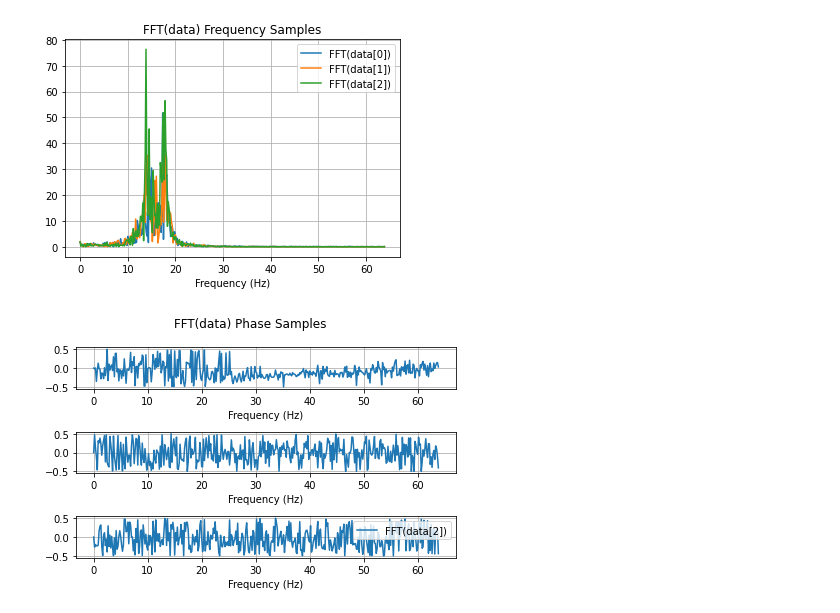
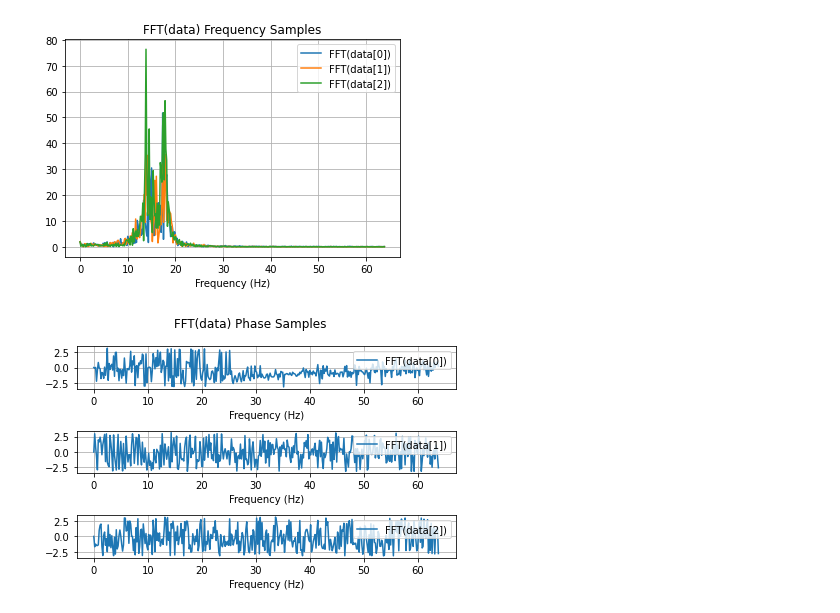
Before and after one commit to noamsgl/msc, a Jupyter notebook: notebooks/research/discrete_fourier_transform.ipynb, the cells around one changed output. Cells and saved outputs as stored; diff of their text form; code cells hidden in the pictures.

Commit message:
add FFT phase plots

```diff
--- a/notebooks/research/discrete_fourier_transform.ipynb
+++ b/notebooks/research/discrete_fourier_transform.ipynb
@@ -122,17 +122,18 @@ plt.show()
 # %%
 xf = np.tile(fftfreq(N, dt), (d,1))[:, :N//2]
 yf = fft(data)[:, :N//2]
 yf_r, yf_θ = z2polar(yf)
 
 fig, axes = plt.subplots(d)
 fig.suptitle('FFT(data) Phase Samples')
 for chan_idx in np.arange(d):
-    axes[chan_idx].plot(xf[chan_idx], yf_θ[chan_idx]/(2*np.pi), label=f'FFT(data[{chan_idx}])')
+    axes[chan_idx].plot(xf[chan_idx], yf_θ[chan_idx], label=f'FFT(data[{chan_idx}])')
     axes[chan_idx].set_xlabel('Frequency (Hz)')
     axes[chan_idx].grid()
+    axes[chan_idx].legend(loc='upper right')
     # axes[chan_idx].set_ylabel('')
 fig.tight_layout()
 plt.legend(loc='upper right')
 plt.show()
 # %% [output]
-[figure, old version]
+[figure, new version]
```
